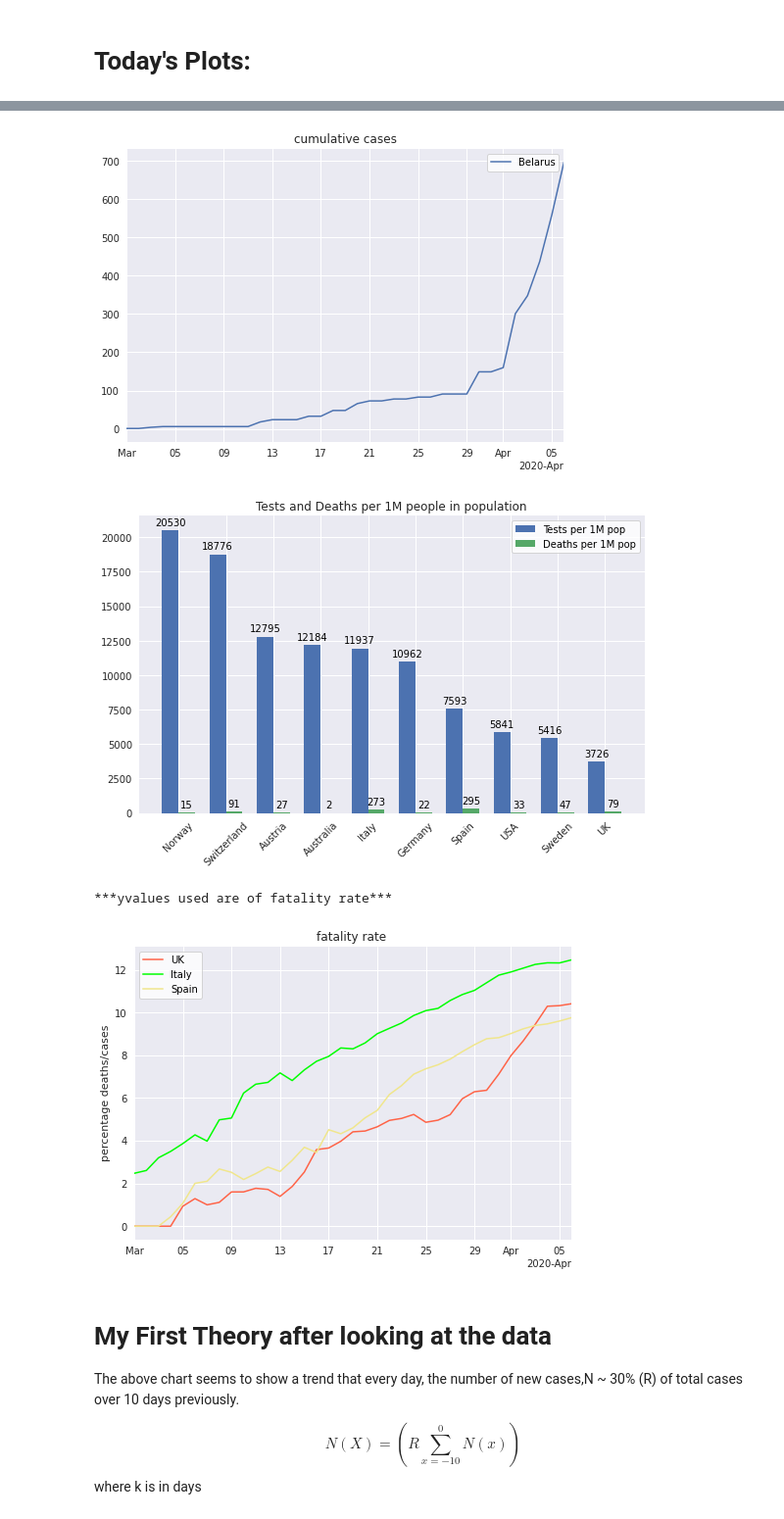
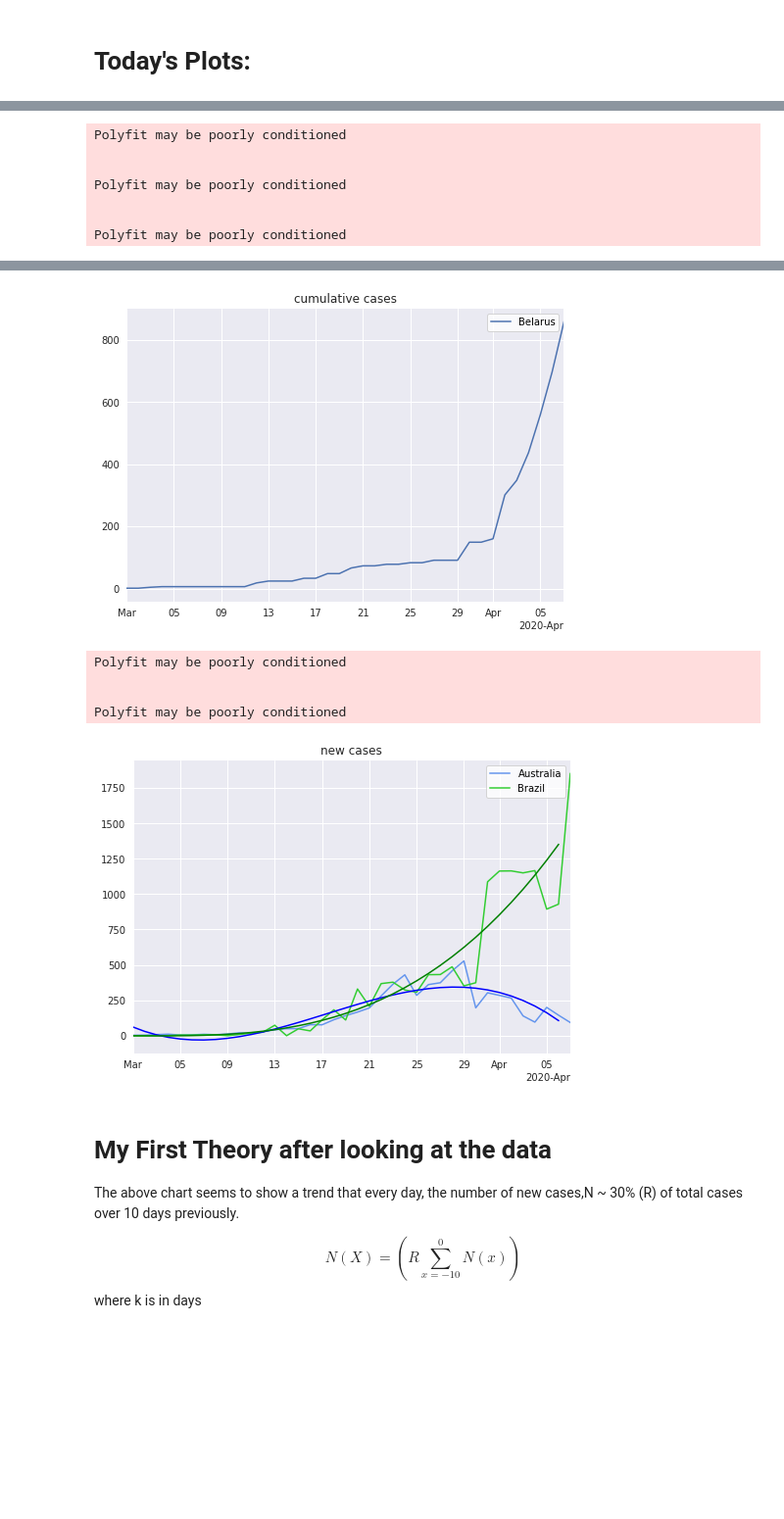
Before and after one commit to jordanesmith/coronavirus_analysis, a Jupyter notebook: data_analyser.ipynb, the cells around one changed output, grey strips where cells are left out. Shown at 98% size. Cells and saved outputs as stored; diff of their text form; code cells hidden in the pictures; blank space fills up the shorter version.

```diff
--- a/data_analyser.ipynb
+++ b/data_analyser.ipynb
@@ -304,6 +304,7 @@ import matplotlib.cbook as cbook
 import matplotlib.style
 import warnings
 warnings.simplefilter('ignore',RuntimeWarning)
+# warnings.simplefilter('ignore',RankWarning)
 style = 'seaborn'
 list_inputs = ['cumulative','new','acceleration','exponential','fatality rate']
 
@@ -427,17 +428,14 @@ def plot(type_of_plot,countries_list,cases_or_deaths,date_min_index=0,
             ax.plot(dates_, p0(x[:cutoff_index]),color = trendline_colour_dictionary.get(country))
     ##### add trendlines #####
 
-    ##### setup the axis and annotation #####
+    ##### setup the axis #####
     datemin,datemax = np.datetime64(dates[0], 'D'),np.datetime64(dates[-1], 'D')
     ax.set_xlim(datemin, datemax)
     ax.legend(loc='best')
-    if annotation is not None:
-        ax.annotate('Test', (mdates.date2num(dates[1]), yvals[1]), xytext=(mdates.date2num(dates[1]),yvals[1]),
-            textcoords='offset points', arrowprops=dict(arrowstyle='-|>'))
-    ##### setup the axis and annotation #####
+    ##### setup the axis #####
 
     ##### output #####
-    fig.savefig('plots/' + str(type_of_plot) + str(cases_or_deaths) + str(countries_list) + 'timeshift='+str(timeshift)+'divide_by_population='+str(divideBy_population)+'.png',dpi=100)
+#     fig.savefig('plots/' + str(type_of_plot) + str(cases_or_deaths) + str(countries_list) + 'timeshift='+str(timeshift)+'divide_by_population='+str(divideBy_population)+'.png',dpi=100)
     plt.show()
     ##### output #####
 
@@ -482,9 +676,16 @@ def plot_bar(data_tests,top_x=10):
 # %% [markdown]
 # Today's Plots:
 # %%
-plot('new',['UK','Italy','Spain'],'cases',date_min_index=-37,trendline=True,divideBy_population=True,title='New Cases each day')
-plot('cumulative',['Belarus'],'cases',date_min_index=-37,title='auto')#annotation='point where ')
-plot_bar(df_test)
-plot('fatality rate',['UK','Italy','Spain'],cases_or_deaths=None,date_min_index=-37,title='auto')
+index=-38
+plot('new',['UK','Italy','Spain'],'cases',date_min_index=index,trendline=True,divideBy_population=True,title='New Cases each day')
+plot('cumulative',['Belarus'],'cases',date_min_index=index,title='auto')#annotation='point where ')
+plot('new',['Australia','Brazil'],'cases',trendline=True,date_min_index=index,annotation=([3,2],'bbq'))
 # %% [output]
 auto title would be:new cases divided by population
+Polyfit may be poorly conditioned
+
+
+Polyfit may be poorly conditioned
+
+
+Polyfit may be poorly conditioned
@@ -492,7 +693,9 @@ auto title would be:new cases divided by population
-[figure, old version]
+[figure, new version]
+Polyfit may be poorly conditioned
+
+
+Polyfit may be poorly conditioned
-[figure, old version]
+[figure, new version]
-***yvalues used are of fatality rate***
-[figure, removed]
 # %% [markdown]
 # My First Theory after looking at the data
 
```
Also changed, not shown: parts of 7 cells of this notebook, 1 other file.
